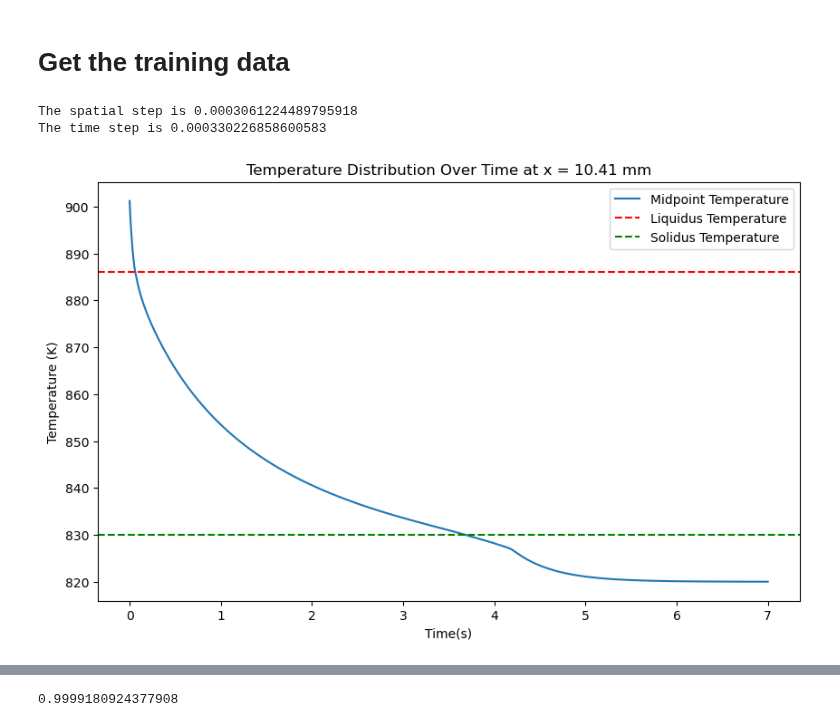
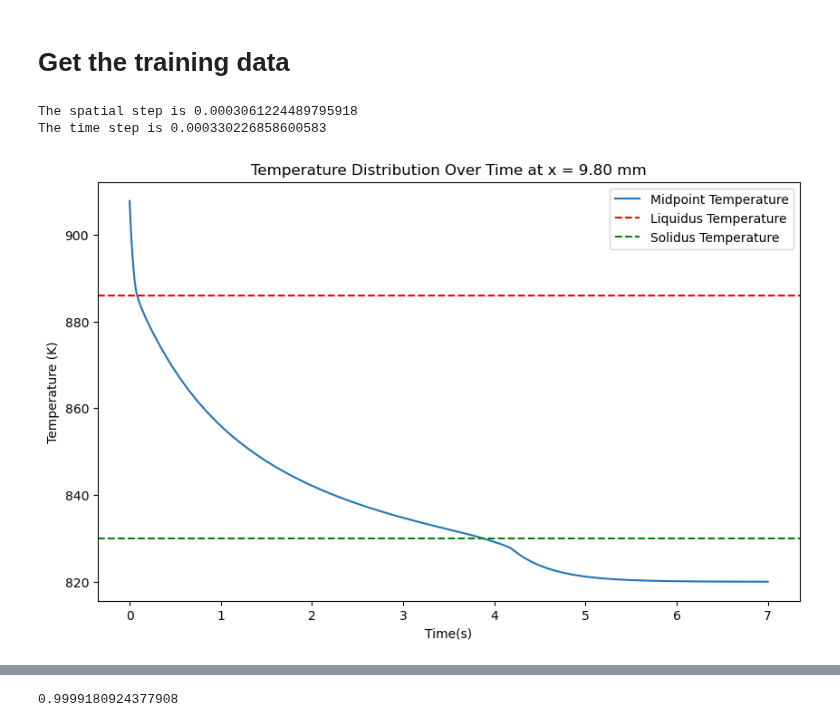
Before and after one commit to radhikrammohan/pinn-pc-1d, a Jupyter notebook: pinn/spartan/model_train_norm.ipynb, the cells around one changed output, grey strips where cells are left out. Saved outputs shown, nothing was run; the diff lists cells and outputs as text; code cells hidden in the pictures.

```diff
--- a/pinn/spartan/model_train_norm.ipynb
+++ b/pinn/spartan/model_train_norm.ipynb
@@ -67,23 +67,23 @@ Using Apple Metal Performance Shaders (MPS)
 # %%
 
 settings_path_1 = os.path.join(current_dir, '..', 'training_data', 'settings.json')
 with open(settings_path_1,'r') as file:
     settings = json.load(file)
 
 
 heat_data = HT_sim(settings)
 alpha = heat_data.alpha_l
 tempfield = heat_data.datagen()
 
-heat_data.plot_temp(34)
+heat_data.plot_temp(32)
 dt = heat_data.dt
 dx = heat_data.dx
 # print(heat_data.dx)
 # print(dt)
 settings_path = os.path.join(current_dir, '..', 'training_data', 'settings.json')
 with open(settings_path,'r') as file:
     props = json.load(file)
 # %% [output]
 The spatial step is 0.0003061224489795918
 The time step is 0.000330226858600583
-[figure, old version]
+[figure, new version]
```
Also changed, not shown: parts of 10 cells of this notebook, 7 other files.
